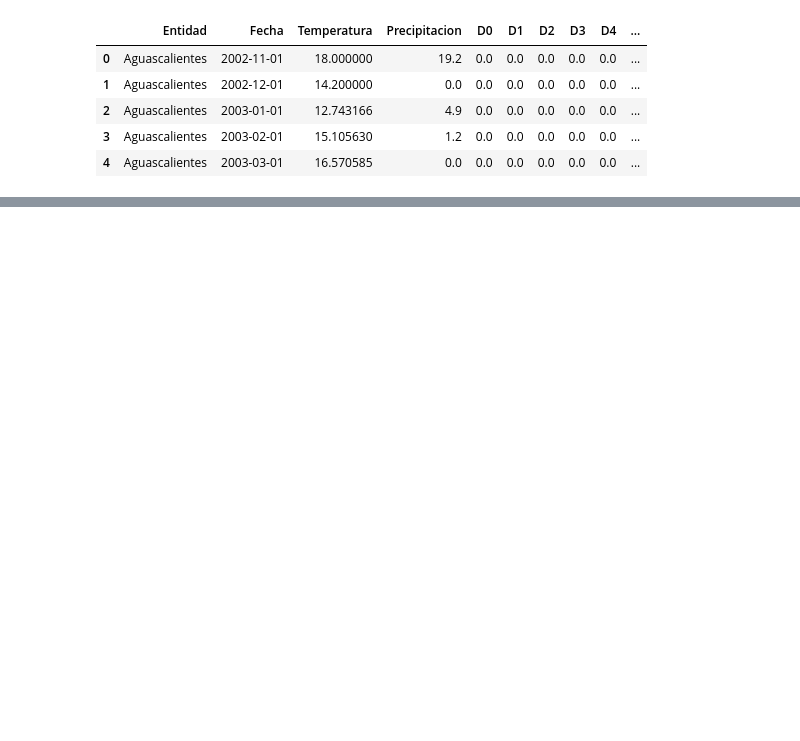
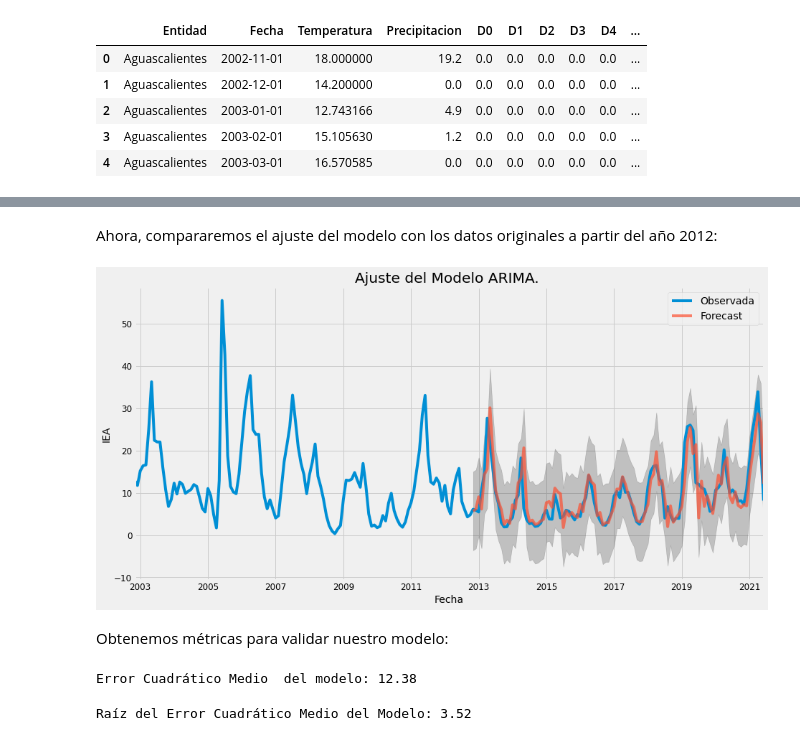
Before and after one commit to alondraSanchezM/sequias-en-Mexico-y-agricultura, a Jupyter notebook: Machine Learning/MachineLearning.ipynb, the cells around one changed output, grey strips where cells are left out. Cells and saved outputs as stored; diff of their text form; code cells hidden in the pictures; blank space fills up the shorter version.

```diff
--- a/Machine Learning/MachineLearning.ipynb
+++ b/Machine Learning/MachineLearning.ipynb
@@ -572,0 +278,8 @@ Resultados:
+# %%
+mod = sm.tsa.statespace.SARIMAX(y,
+                                order=(1, 0, 1),
+                                seasonal_order=(1, 1, 1, 12),
+                                enforce_stationarity=False,
+                                enforce_invertibility=False)
+resultados = mod.fit()
+print(resultados.summary().tables[1])
@@ -572,0 +303,31 @@ Resultados:
+# %% [markdown]
+Ahora, compararemos el ajuste del modelo con los datos originales a partir del año 2012:
+# %%
+pred = resultados.get_prediction(start=pd.to_datetime('2012-11-01'), dynamic=False)
+# intervalo de confianza
+pred_ic = pred.conf_int()
+ax = y['2002':].plot(label='Observada')
+pred.predicted_mean.plot(ax=ax, label='Forecast', alpha=.7, figsize=(14, 7))
+ax.fill_between(pred_ic.index,
+                pred_ic.iloc[:, 0],
+                pred_ic.iloc[:, 1], color='k', alpha=.2)
+ax.set_xlabel('Fecha')
+ax.set_ylabel('IEA')
+ax.set_title('Ajuste del Modelo ARIMA. ')
+plt.legend()
+plt.show()
+# %% [output]
+[figure, added]
+# %% [markdown]
+Obtenemos métricas para validar nuestro modelo:
+# %%
+y_forecasted = pred.predicted_mean
+y_truth = y['2012-11-01':]
+mse = ((y_forecasted - y_truth) ** 2).mean()
+print('Error Cuadrático Medio  del modelo: {}'.format(round(mse, 2)))
+# %% [output]
+Error Cuadrático Medio  del modelo: 12.38
+# %%
+print('Raíz del Error Cuadrático Medio del Modelo: {}'.format(round(np.sqrt(mse), 2)))
+# %% [output]
+Raíz del Error Cuadrático Medio del Modelo: 3.52
```
Also changed, not shown: parts of 153 cells of this notebook.
